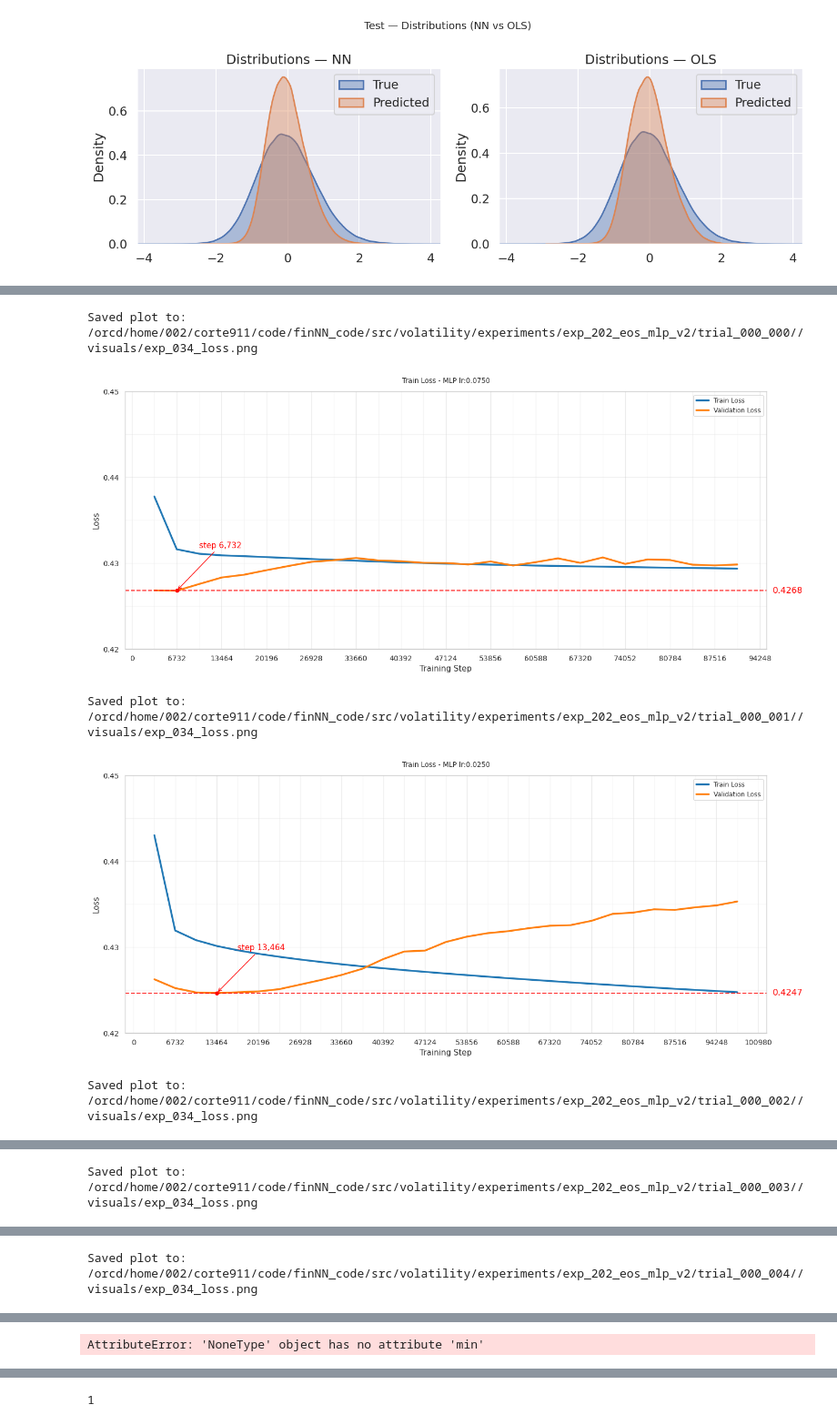
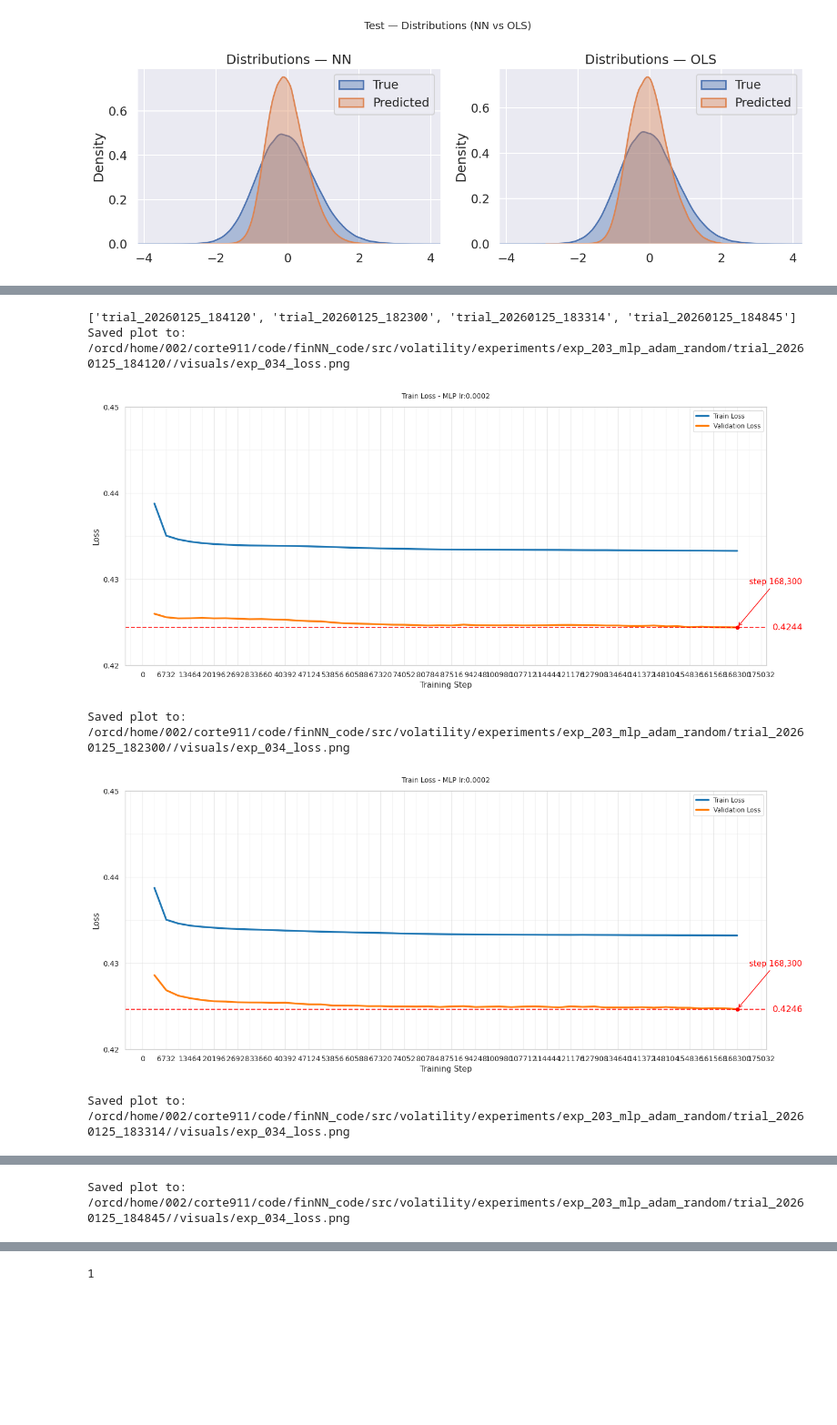
Before and after one commit to FedericoCortesi/finNN_code, a Jupyter notebook: src/benchmarks/visuals.ipynb, the cells around one changed output, grey strips where cells are left out. Shown at 91% size. Saved outputs shown, nothing was run; the diff lists cells and outputs as text; code cells hidden in the pictures; blank space fills up the shorter version.

```diff
--- a/src/benchmarks/visuals.ipynb
+++ b/src/benchmarks/visuals.ipynb
@@ -652,42 +652,42 @@ def plot_training_history(
 # %%
 from tqdm import tqdm
 
-name  = "exp_043_mlp_100_sgd"
-name  = "exp_202_eos_mlp_v2"
+name  = "exp_203_mlp_adam_random"
 
-trials = ["trial_search_best", "trial_000_012"]
-trials = ["trial_000_000", "trial_000_001", "trial_000_002", "trial_000_003", "trial_000_004", "trial_search_best"]
+trials = list(os.listdir(f"{VOL_EXPERIMENTS_DIR}/{name}"))
+print(trials)
 
 
 
 for t in trials:
 
     base = f"{VOL_EXPERIMENTS_DIR}/{name}/{t}/"
 
     ckpt_path = f"{base}fold_000/model_best.pt"
     checkpoint = torch.load(ckpt_path, map_location="cuda")
 
     save_dir = f'{base}/visuals/loss_history.png'
     config_path = f"{base}config_snapshot.json"
 
     with open(config_path, 'r') as f:
         cfg = json.load(f)
 
     cfg = cfg["cfg"]
 
     cfg = AppConfig.from_dict(cfg)
     lr = float(cfg.trainer.hparams.get('lr'))
     title = f'Train Loss - MLP lr:{lr:.4f}'
     plot_training_history(
     checkpoint,
     title=title,
     out_dir=f'{base}/visuals',
     filename="exp_034_loss.png",
     show=True,
 )
 # %% [output]
-Saved plot to: /orcd/home/002/corte911/code/finNN_code/src/volatility/experiments/exp_202_eos_mlp_v2/trial_000_000//visuals/exp_034_loss.png
+['trial_20260125_184120', 'trial_20260125_182300', 'trial_20260125_183314', 'trial_20260125_184845']
+Saved plot to: /orcd/home/002/corte911/code/finNN_code/src/volatility/experiments/exp_203_mlp_adam_random/trial_20260125_184120//visuals/exp_034_loss.png
-[figure, old version]
+[figure, new version]
-Saved plot to: /orcd/home/002/corte911/code/finNN_code/src/volatility/experiments/exp_202_eos_mlp_v2/trial_000_001//visuals/exp_034_loss.png
+Saved plot to: /orcd/home/002/corte911/code/finNN_code/src/volatility/experiments/exp_203_mlp_adam_random/trial_20260125_182300//visuals/exp_034_loss.png
-[figure, old version]
+[figure, new version]
-Saved plot to: /orcd/home/002/corte911/code/finNN_code/src/volatility/experiments/exp_202_eos_mlp_v2/trial_000_002//visuals/exp_034_loss.png
+Saved plot to: /orcd/home/002/corte911/code/finNN_code/src/volatility/experiments/exp_203_mlp_adam_random/trial_20260125_183314//visuals/exp_034_loss.png
@@ -695 +695 @@ Saved plot to: /orcd/home/002/corte911/code/finNN_code/src/volatility/experiment
-Saved plot to: /orcd/home/002/corte911/code/finNN_code/src/volatility/experiments/exp_202_eos_mlp_v2/trial_000_003//visuals/exp_034_loss.png
+Saved plot to: /orcd/home/002/corte911/code/finNN_code/src/volatility/experiments/exp_203_mlp_adam_random/trial_20260125_184845//visuals/exp_034_loss.png
@@ -697 +696,0 @@ Saved plot to: /orcd/home/002/corte911/code/finNN_code/src/volatility/experiment
-Saved plot to: /orcd/home/002/corte911/code/finNN_code/src/volatility/experiments/exp_202_eos_mlp_v2/trial_000_004//visuals/exp_034_loss.png
@@ -699 +696,0 @@ Saved plot to: /orcd/home/002/corte911/code/finNN_code/src/volatility/experiment
-AttributeError: 'NoneType' object has no attribute 'min'
```
Also changed, not shown: parts of 1 cell of this notebook, 13 other files.
